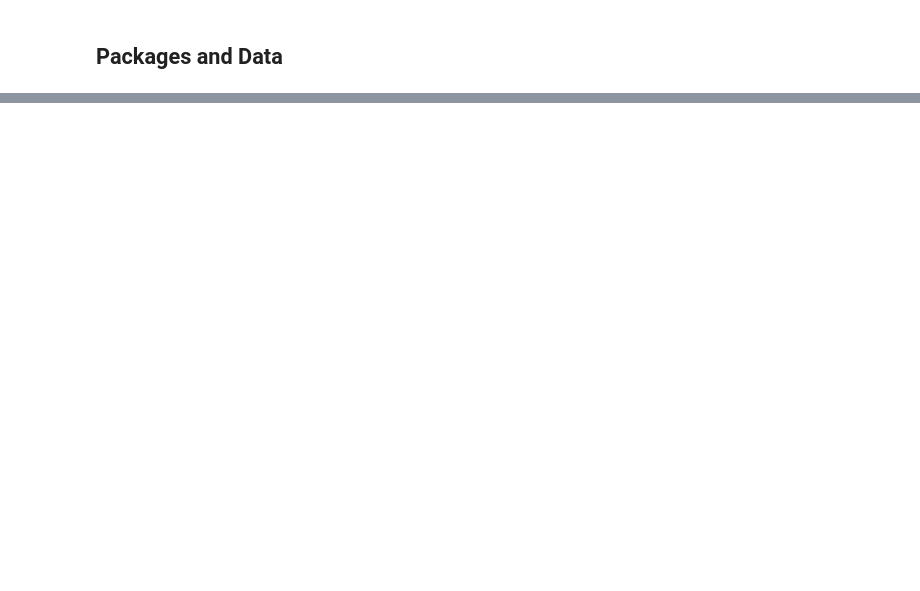
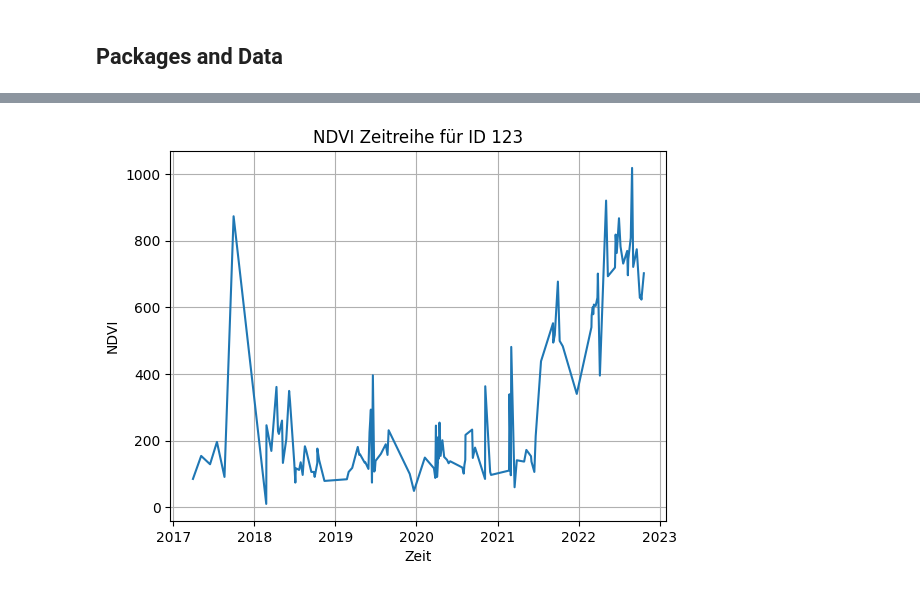
Before and after one commit to RafaelRiesle/tree_classification, a Jupyter notebook: notebooks/evelin/detect_disturbed_trees.ipynb, the cells around one changed output, grey strips where cells are left out. Drawn from its saved outputs; the diff is of its cells as text; code cells hidden in the pictures; blank space fills up the shorter version.

```diff
--- a/notebooks/evelin/detect_disturbed_trees.ipynb
+++ b/notebooks/evelin/detect_disturbed_trees.ipynb
@@ -18,3 +19,4 @@ from utils.data_loader import DataLoader
 dataloader = DataLoader()
 df_base = dataloader.load_transform("../../data/Trainings_Datensatz.csv")
 df = dataloader.date_feature_extraction(df_base)
+df = dataloader.feature_extraction(df)
@@ -39,2 +22,0 @@ df
-# %%
-df["ndvi"] = df[..] - df[..]
@@ -42,0 +23,3 @@ SyntaxError: invalid syntax (3873020915.py, line 1)
+# %%
+calculateindices = CalculateIndices()
+df = calculateindices.add_all_indices(df)
@@ -42,0 +79,12 @@ SyntaxError: invalid syntax (3873020915.py, line 1)
+# %%
+df_sub = df[df["id"] == 21008]
+
+plt.plot(df_sub["time"], df_sub["b2"])
+
+plt.title("NDVI Zeitreihe für ID 123")
+plt.xlabel("Zeit")
+plt.ylabel("NDVI")
+plt.grid(True)
+plt.show()
+# %% [output]
+[figure, added]
```
Also changed, not shown: parts of 10 cells of this notebook.
